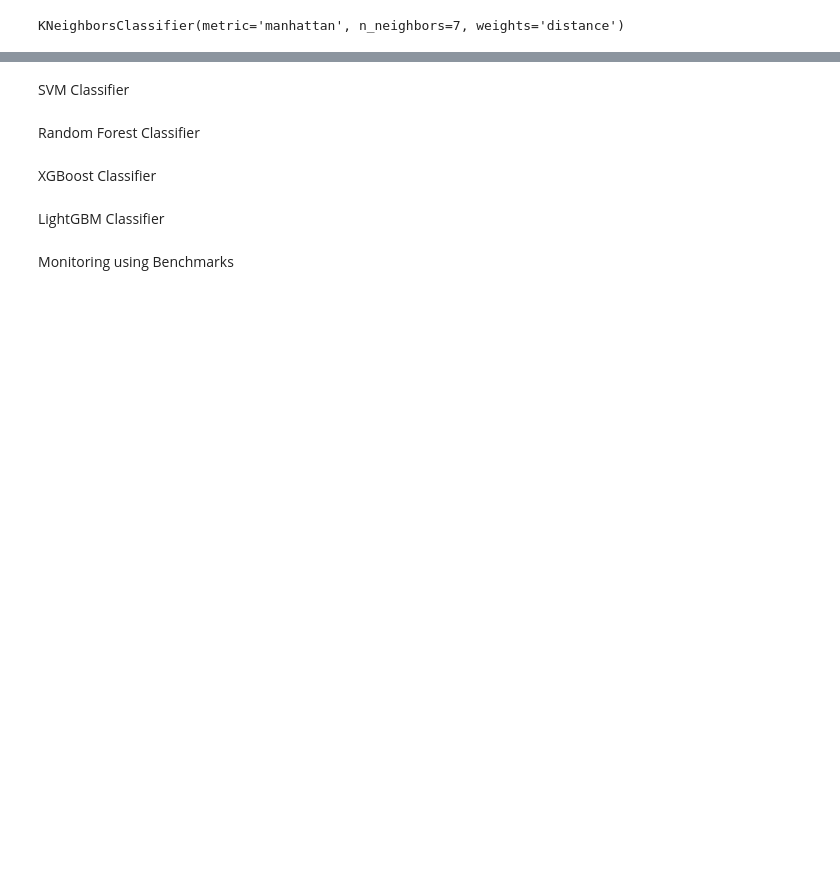
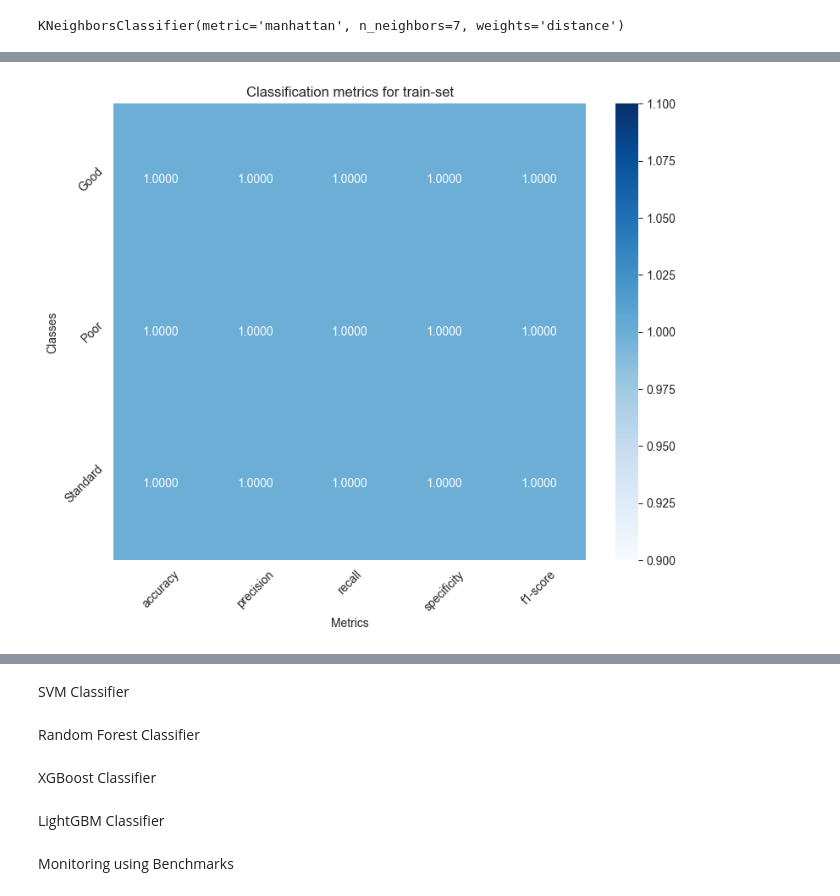
Before and after one commit to HoltechHard/Specialized_Topics_AI-ML-5130203, a Jupyter notebook: lesson04/lab04.ipynb, the cells around one changed output, grey strips where cells are left out. Saved outputs shown, nothing was run; the diff lists cells and outputs as text; code cells hidden in the pictures; blank space fills up the shorter version.

Commit message:
updated lab04 - classification problem

```diff
--- a/lesson04/lab04.ipynb
+++ b/lesson04/lab04.ipynb
@@ -479 +480,6 @@ y_pred = rec_knn.predict(x_train)
+# %%
+metrics_train_knn = eval_knn.calculate_metrics_by_class(cmknn_train, classes)
+eval_knn.plot_metrics_by_class(metrics_train_knn, "Classification metrics for train-set")
+# %% [output]
+[figure, added]
 # %%
```
Also changed, not shown: parts of 38 cells of this notebook.
